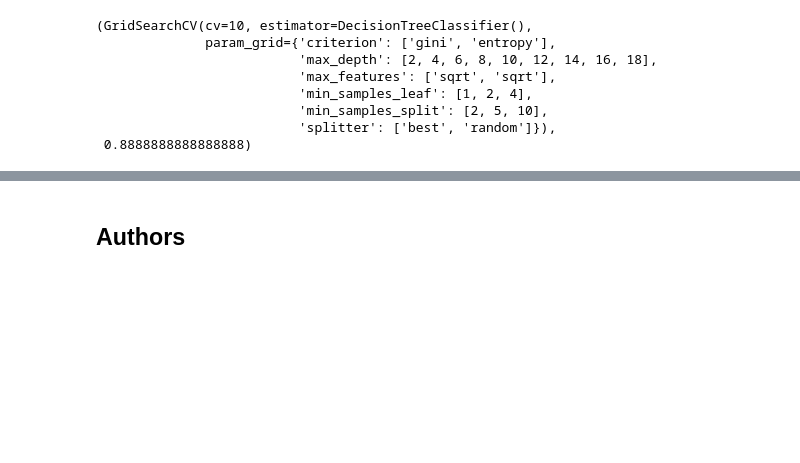
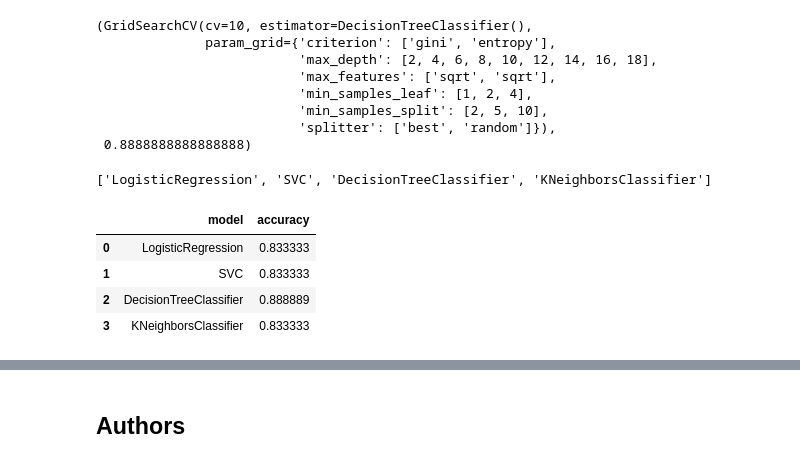
Before and after one commit to tkarnaukh/DSML, a Jupyter notebook: 07 SpaceX_Machine Learning Prediction_Part_5.ipynb, the cells around one changed output, grey strips where cells are left out. Saved outputs shown, nothing was run; the diff lists cells and outputs as text; code cells hidden in the pictures; blank space fills up the shorter version.

```diff
--- a/07 SpaceX_Machine Learning Prediction_Part_5.ipynb
+++ b/07 SpaceX_Machine Learning Prediction_Part_5.ipynb
@@ -362,3 +363,8 @@ max((el for el in models), key=lambda a:a[1])
                           'min_samples_split': [2, 5, 10],
                           'splitter': ['best', 'random']}),
  0.8888888888888888)
+# %%
+names=[el.estimator.__class__.__name__ for el,a in models]
+names
+# %% [output]
+['LogisticRegression', 'SVC', 'DecisionTreeClassifier', 'KNeighborsClassifier']
@@ -364,0 +373,9 @@ max((el for el in models), key=lambda a:a[1])
+# %%
+bc=pd.DataFrame({'model':names, 'accuracy':accs})
+bc
+# %% [output]
+|  | model | accuracy |
+| 0 | LogisticRegression | 0.833333 |
+| 1 | SVC | 0.833333 |
+| 2 | DecisionTreeClassifier | 0.888889 |
+| 3 | KNeighborsClassifier | 0.833333 |
```
Also changed, not shown: parts of 4 cells of this notebook.
